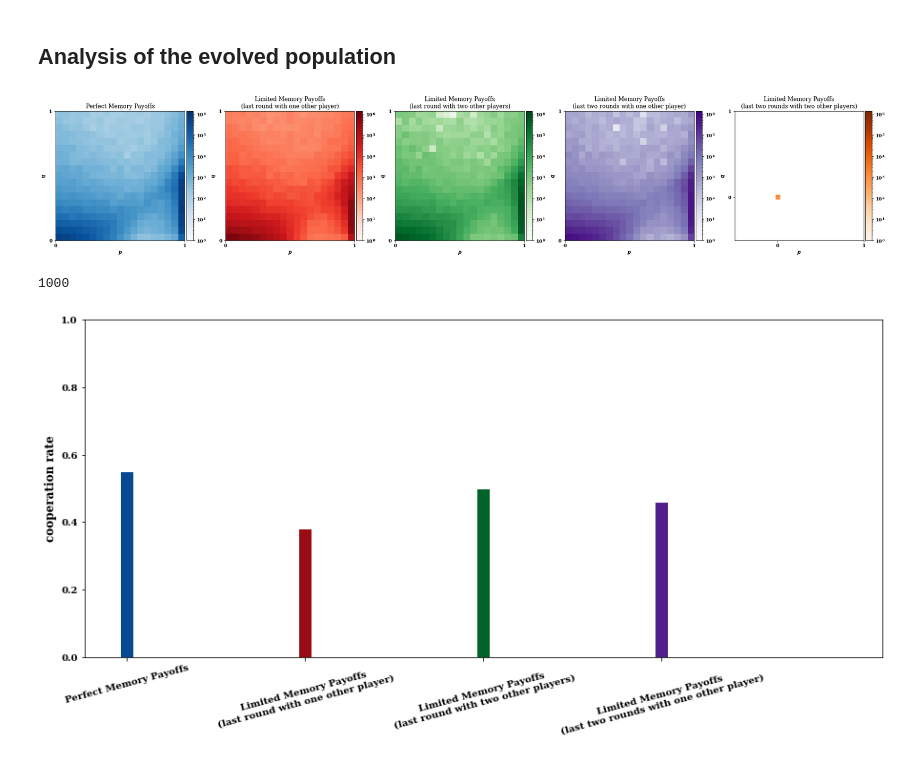
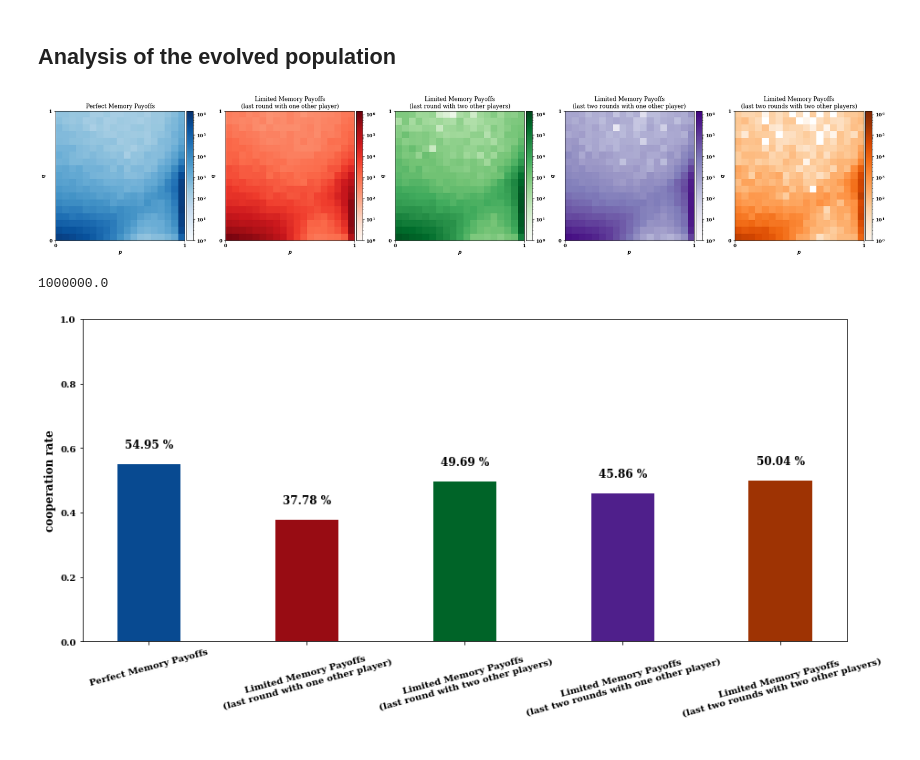
Before and after one commit to Nikoleta-v3/evolution-of-cooperation-with-limited-updating-payoff-memory, a Jupyter notebook: nbs/Donation Game More Memory.ipynb, the cells around one changed output. Saved outputs shown, nothing was run; the diff lists cells and outputs as text; code cells hidden in the pictures.

```diff
--- a/nbs/Donation Game More Memory.ipynb
+++ b/nbs/Donation Game More Memory.ipynb
@@ -25,7 +25,7 @@ files = ["../data/clean_expected.csv",
          "../data/clean_last_round.csv",
          "../data/clean_two_opponents.csv",
          "../data/clean_sixteen_states_two_rounds.csv",
-         "../data/clean_two_rounds_opponents.csv"]
+         "../data/clean_two_rounds_opponents_iterations_1000000.csv"]
 # %% [markdown]
 ## Analysis of the evolved population
 # %%
@@ -85,7 +85,7 @@ fig.tight_layout()
 
 # fig.savefig("../static/expected_and_stochastic_for_donation_game.pdf", )
 # %% [output]
-[figure, old version]
+[figure, new version]
 # %%
 bar_colors = [cmap(0.9) for cmap in cmaps]
 # %%
@@ -93,20 +93,30 @@ dfs = [pd.read_csv(file) for file in files]
 # %%
 sum(dfs[-1]['frequencies'])
 # %% [output]
-1000
+1000000.0
 # %%
 fig, axes = plt.subplots(figsize=(15, 6.5));
 
 height = [sum(df['average cooperation rate'] * (df['frequencies'] / sum(df['frequencies']))) for df in dfs]
 
 x_pos = np.arange(len(titles))
 
-axes.bar(x_pos, height, width=0.07, color=bar_colors);
+axes.bar(x_pos, height, width=0.4, color=bar_colors);
 
 axes.set_ylabel("cooperation rate", weight="bold", fontsize=12);
 
 axes.set_ylim(0, 1);
-axes.set_xticks([0, 1, 2, 3]);
-axes.set_xticklabels([titles[0], titles[1], titles[2], titles[3]], fontsize=10, rotation=15);
+axes.set_xticks([0, 1, 2, 3, 4]);
+axes.set_xticklabels([titles[0], titles[1], titles[2], titles[3], titles[4]], fontsize=10, rotation=15);
+
+for j, pos in enumerate([0, 1, 2, 3, 4]):
+    axes.text(pos,
+          height[j] + 0.05,
+          f"{round(height[j] * 100, 2)} %",
+          horizontalalignment='center',
+          color="black",
+          weight='bold',
+          fontsize=12
+      )
 # %% [output]
-[figure, old version]
+[figure, new version]
```
Also changed, not shown: 13 other files.
